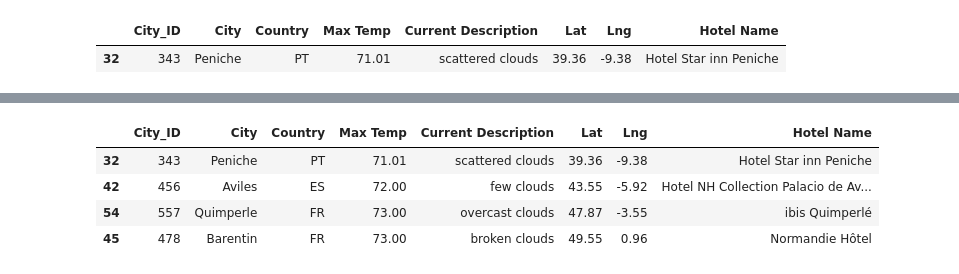
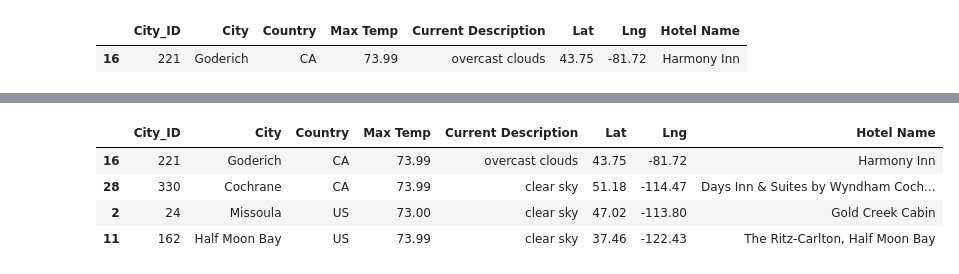
Before and after one commit to nickjlupu/World_Weather_Analysis, a Jupyter notebook: Vacation_Itinerary.ipynb, the cells around one changed output, grey strips where cells are left out. Drawn from its saved outputs; the diff is of its cells as text; code cells hidden in the pictures.

```diff
--- a/Vacation_Itinerary.ipynb
+++ b/Vacation_Itinerary.ipynb
@@ -31,13 +31,13 @@ vacation_df.head()
 # %%
 # Create separate DataFrames for each city on the travel route, using the loc attribute.
-peniche_df = vacation_df.loc[vacation_df["City"]=="Peniche"]
-aviles_df = vacation_df.loc[vacation_df["City"]=="Aviles"]
-quimperle_df = vacation_df.loc[vacation_df["City"]=="Quimperle"]
-barentin_df = vacation_df.loc[vacation_df["City"]=="Barentin"]
-peniche_df
+goderich_df = vacation_df.loc[vacation_df["City"]=="Goderich"]
+cochrane_df = vacation_df.loc[vacation_df["City"]=="Cochrane"]
+missoula_df = vacation_df.loc[vacation_df["City"]=="Missoula"]
+halfmoon_df = vacation_df.loc[vacation_df["City"]=="Half Moon Bay"]
+goderich_df
 # %% [output]
 |  | City_ID | City | Country | Max Temp | Current Description | Lat | Lng | Hotel Name |
-| 32 | 343 | Peniche | PT | 71.01 | scattered clouds | 39.36 | -9.38 | Hotel Star inn Peniche |
+| 16 | 221 | Goderich | CA | 73.99 | overcast clouds | 43.75 | -81.72 | Harmony Inn |
 # %%
 # To map each city on the route, get the latitude-longitude pairs for each city DataFrame as tuples.
 # Hint: To get the “values” of the latitude and longitude for each city use list indexing for each city DataFrame.
@@ -74,14 +73,14 @@ fig
 # %%
 # Create a marker layer map for the four cities.
 # Hint: Combine the four separate DataFrames for each city into one DataFrame.
-four_cities_df = pd.concat([peniche_df,aviles_df,quimperle_df,barentin_df])
+four_cities_df = pd.concat([goderich_df,cochrane_df,missoula_df,halfmoon_df])
 four_cities_df.head()
 # %% [output]
 |  | City_ID | City | Country | Max Temp | Current Description | Lat | Lng | Hotel Name |
-| 32 | 343 | Peniche | PT | 71.01 | scattered clouds | 39.36 | -9.38 | Hotel Star inn Peniche |
-| 42 | 456 | Aviles | ES | 72.00 | few clouds | 43.55 | -5.92 | Hotel NH Collection Palacio de Av... |
-| 54 | 557 | Quimperle | FR | 73.00 | overcast clouds | 47.87 | -3.55 | ibis Quimperlé |
-| 45 | 478 | Barentin | FR | 73.00 | broken clouds | 49.55 | 0.96 | Normandie Hôtel |
+| 16 | 221 | Goderich | CA | 73.99 | overcast clouds | 43.75 | -81.72 | Harmony Inn |
+| 28 | 330 | Cochrane | CA | 73.99 | clear sky | 51.18 | -114.47 | Days Inn & Suites by Wyndham Coch... |
+| 2 | 24 | Missoula | US | 73.00 | clear sky | 47.02 | -113.80 | Gold Creek Cabin |
+| 11 | 162 | Half Moon Bay | US | 73.99 | clear sky | 37.46 | -122.43 | The Ritz-Carlton, Half Moon Bay |
 # %%
 # On the marker layer map, make sure each city has a pop-up marker that contains the following:
 # Hotel name
```
Also changed, not shown: parts of 5 cells of this notebook, 10 other files.
